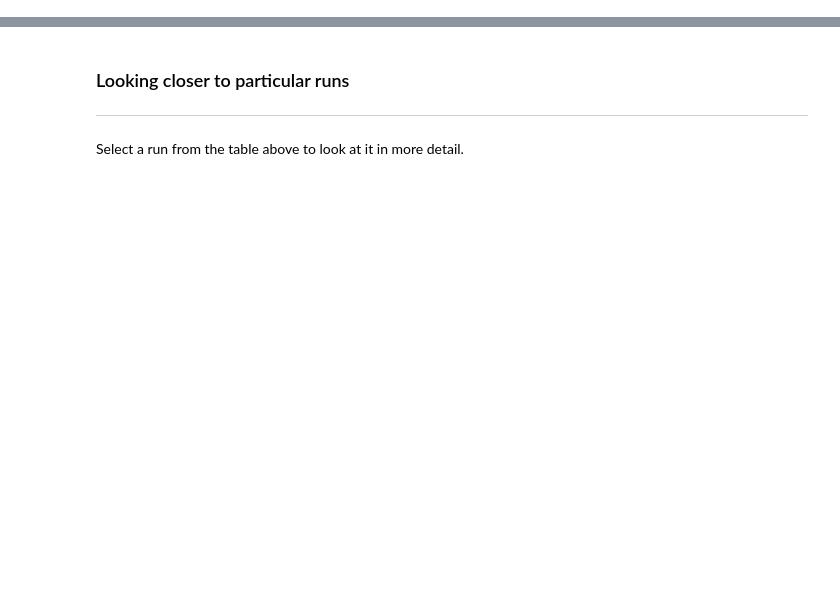
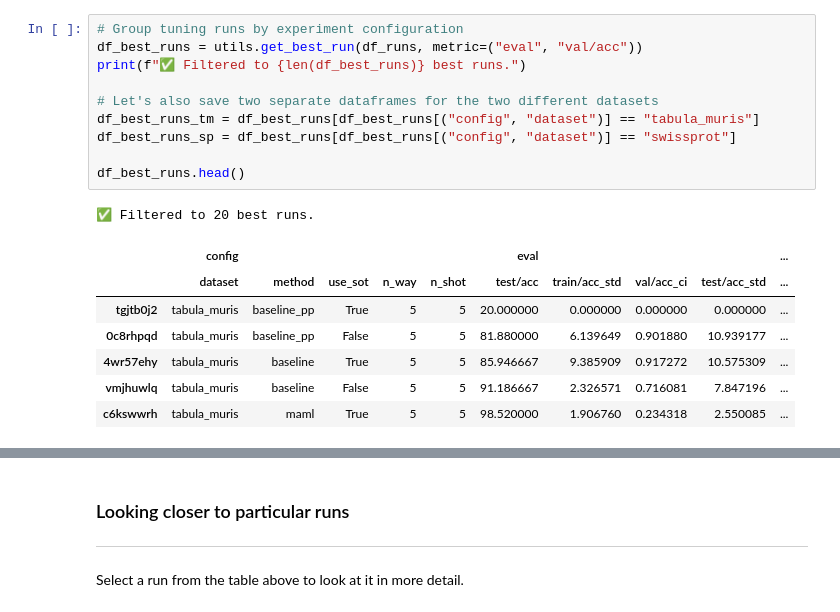
Before and after one commit to mikasenghaas/few-shot-benchmark, a Jupyter notebook: notebooks/analysis.ipynb, the cells around one changed output, grey strips where cells are left out. Saved outputs shown, nothing was run; the diff lists cells and outputs as text; blank space fills up the shorter version.

```diff
--- a/notebooks/analysis.ipynb
+++ b/notebooks/analysis.ipynb
@@ -58,0 +140,19 @@ Let's start by loading all runs from the given experiment group.
+# %%
+# Group tuning runs by experiment configuration
+df_best_runs = utils.get_best_run(df_runs, metric=("eval", "val/acc"))
+print(f"✅ Filtered to {len(df_best_runs)} best runs.")
+
+# Let's also save two separate dataframes for the two different datasets
+df_best_runs_tm = df_best_runs[df_best_runs[("config", "dataset")] == "tabula_muris"]
+df_best_runs_sp = df_best_runs[df_best_runs[("config", "dataset")] == "swissprot"]
+
+df_best_runs.head()
+# %% [output]
+✅ Filtered to 20 best runs.
+|  | config |  |  |  |  | eval |  |  |  | ... |
+|  | dataset | method | use_sot | n_way | n_shot | test/acc | train/acc_std | val/acc_ci | test/acc_std | ... |
+| tgjtb0j2 | tabula_muris | baseline_pp | True | 5 | 5 | 20.000000 | 0.000000 | 0.000000 | 0.000000 | ... |
+| 0c8rhpqd | tabula_muris | baseline_pp | False | 5 | 5 | 81.880000 | 6.139649 | 0.901880 | 10.939177 | ... |
+| 4wr57ehy | tabula_muris | baseline | True | 5 | 5 | 85.946667 | 9.385909 | 0.917272 | 10.575309 | ... |
+| vmjhuwlq | tabula_muris | baseline | False | 5 | 5 | 91.186667 | 2.326571 | 0.716081 | 7.847196 | ... |
+| c6kswwrh | tabula_muris | maml | True | 5 | 5 | 98.520000 | 1.906760 | 0.234318 | 2.550085 | ... |
```
Also changed, not shown: parts of 32 cells of this notebook, 3 other files.
